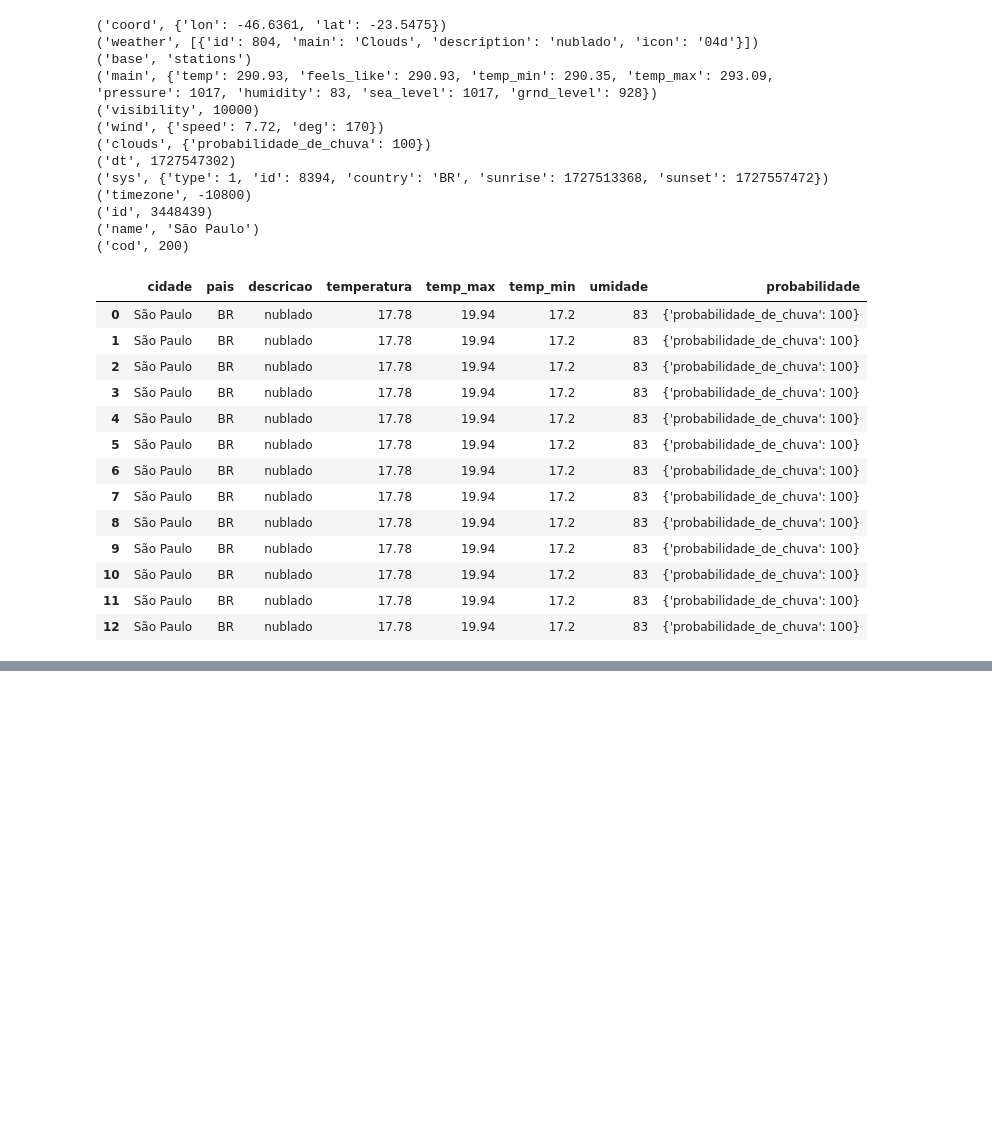
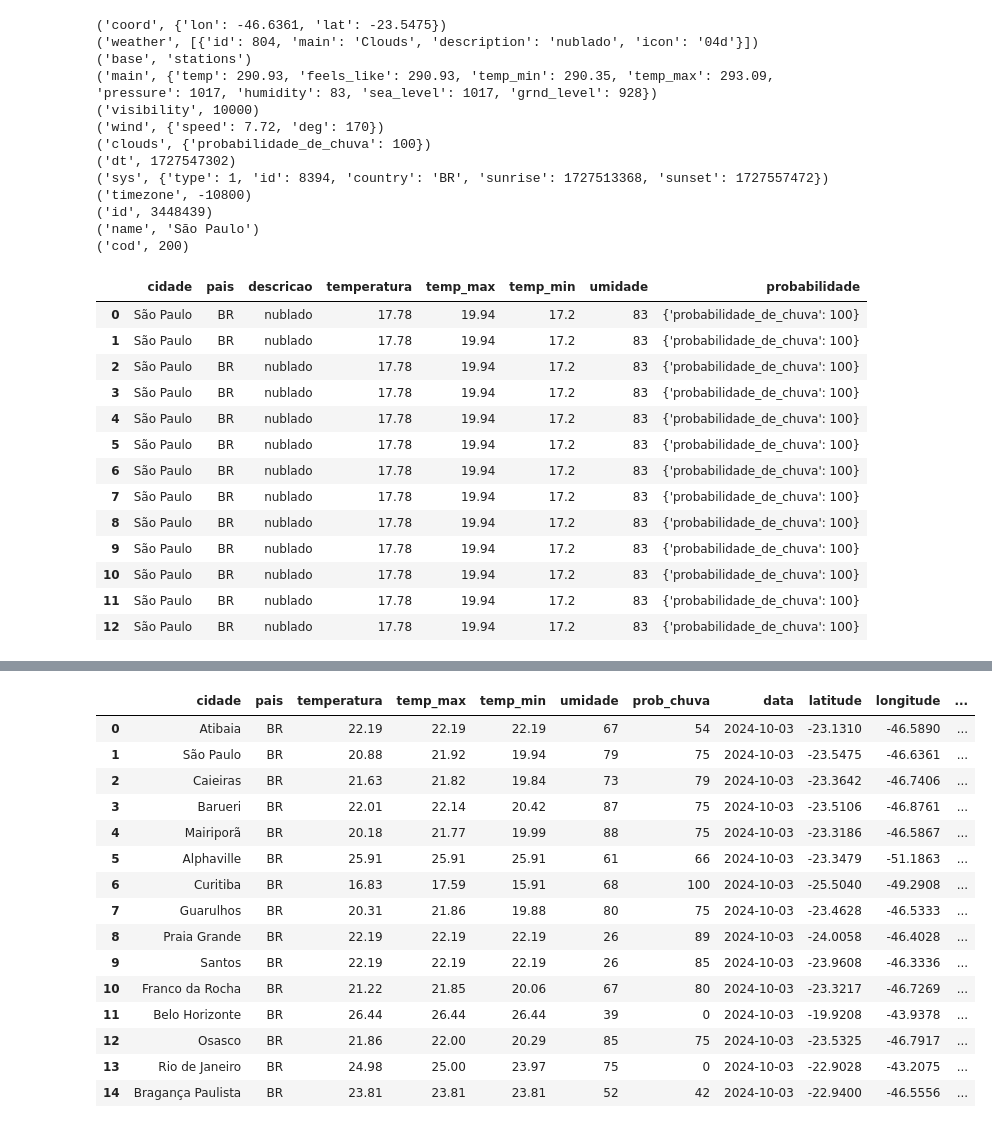
Before and after one commit to RafaellSanchez/projeto_ing, a Jupyter notebook: apis/app/utls/temp/api-temp.ipynb, the cells around one changed output, grey strips where cells are left out. Saved outputs shown, nothing was run; the diff lists cells and outputs as text; code cells hidden in the pictures; blank space fills up the shorter version.

```diff
--- a/apis/app/utls/temp/api-temp.ipynb
+++ b/apis/app/utls/temp/api-temp.ipynb
@@ -369,0 +372,83 @@ for cidades in cidade:
+# %%
+import requests
+import datetime
+from datetime import datetime
+import pandas as pd
+import re
+
+
+api_key = '7d345b55e9fbcf6989728ab565b60c59'
+cidade = {
+    'São Paulo',
+    'Rio de Janeiro',
+    'Mairiporã',
+    'Atibaia',
+    'Franco da Rocha',
+    'Curitiba',
+    'Belo Horizonte',
+    'Osasco',
+    'Guarulhos',
+    'Barueri',
+    'Alphaville',
+    'Caieiras',
+    'Bragança Paulista',
+    'Praia Grande',
+    'Santos'
+    }
+# lat = ' -23.19.07'
+# lon = '46.35.12'
+# excl = ''
+lista = []
+for cidades in cidade:
+    link = f"https://api.openweathermap.org/data/2.5/weather?q={cidades}&appid={api_key}&lang=pt_br"
+    requisicao = requests.get(link)
+    requisicao_js = requisicao.json()
+    # requisicao_js['clouds']['probabilidade_de_chuva'] = requisicao_js['clouds'].pop('all')
+
+    descricao = requisicao_js['weather'][0]['description']
+    temperatura = requisicao_js['main']['temp'] - 273.15
+    data = requisicao_js['dt']
+    prob = requisicao_js['clouds']
+    nome = requisicao_js['name']
+    pais = requisicao_js['sys']['country']
+    temp_max = requisicao_js['main']['temp_max'] - 273.15
+    temp_min = requisicao_js['main']['temp_min'] - 273.15
+    umidade = requisicao_js['main']['humidity']
+    timestamp = data
+    data_legivel = datetime.utcfromtimestamp(timestamp).strftime('%Y-%m-%d %H:%M:%S')
+    dt_atual = datetime.now().strftime('%Y-%m-%d')
+    latitude = requisicao_js['coord']['lat']
+    longitude = requisicao_js['coord']['lon']
+    descricao = requisicao_js['weather']
+    desc = requisicao_js['weather'][0]['description']
+    probabilidade = requisicao_js['clouds']['all']
+
+
+    for resultado in requisicao_js.items():
+        print(resultado)
+
+    lista.append({
+        'cidade': nome,
+        'pais': pais,
+        'temperatura': temperatura,
+        'temp_max': temp_max,
+        'temp_min': temp_min,
+        'umidade': umidade,
+        'prob_chuva': probabilidade,
+        'data': dt_atual,
+        'latitude': latitude,
+        'longitude': longitude,
+        'tempo': desc,
+        })
+
+
+df = pd.DataFrame(lista)
+display(df)
+
+
+save = '/workspaces/projeto_ing/apis/app/src/temp/'
+arq = 'arquivo_teste_temp.txt'
+
+df.to_csv(f'{save}{arq}', sep=';', index=False)
+print(f'df salvo no caminho: {save}')
+# %% [output]
@@ -369,0 +472,16 @@ for cidades in cidade:
+|  | cidade | pais | temperatura | temp_max | temp_min | umidade | prob_chuva | data | latitude | longitude | ... |
+| 0 | Atibaia | BR | 22.19 | 22.19 | 22.19 | 67 | 54 | 2024-10-03 | -23.1310 | -46.5890 | ... |
+| 1 | São Paulo | BR | 20.88 | 21.92 | 19.94 | 79 | 75 | 2024-10-03 | -23.5475 | -46.6361 | ... |
+| 2 | Caieiras | BR | 21.63 | 21.82 | 19.84 | 73 | 79 | 2024-10-03 | -23.3642 | -46.7406 | ... |
+| 3 | Barueri | BR | 22.01 | 22.14 | 20.42 | 87 | 75 | 2024-10-03 | -23.5106 | -46.8761 | ... |
+| 4 | Mairiporã | BR | 20.18 | 21.77 | 19.99 | 88 | 75 | 2024-10-03 | -23.3186 | -46.5867 | ... |
+| 5 | Alphaville | BR | 25.91 | 25.91 | 25.91 | 61 | 66 | 2024-10-03 | -23.3479 | -51.1863 | ... |
+| 6 | Curitiba | BR | 16.83 | 17.59 | 15.91 | 68 | 100 | 2024-10-03 | -25.5040 | -49.2908 | ... |
+| 7 | Guarulhos | BR | 20.31 | 21.86 | 19.88 | 80 | 75 | 2024-10-03 | -23.4628 | -46.5333 | ... |
+| 8 | Praia Grande | BR | 22.19 | 22.19 | 22.19 | 26 | 89 | 2024-10-03 | -24.0058 | -46.4028 | ... |
+| 9 | Santos | BR | 22.19 | 22.19 | 22.19 | 26 | 85 | 2024-10-03 | -23.9608 | -46.3336 | ... |
+| 10 | Franco da Rocha | BR | 21.22 | 21.85 | 20.06 | 67 | 80 | 2024-10-03 | -23.3217 | -46.7269 | ... |
+| 11 | Belo Horizonte | BR | 26.44 | 26.44 | 26.44 | 39 | 0 | 2024-10-03 | -19.9208 | -43.9378 | ... |
+| 12 | Osasco | BR | 21.86 | 22.00 | 20.29 | 85 | 75 | 2024-10-03 | -23.5325 | -46.7917 | ... |
+| 13 | Rio de Janeiro | BR | 24.98 | 25.00 | 23.97 | 75 | 0 | 2024-10-03 | -22.9028 | -43.2075 | ... |
+| 14 | Bragança Paulista | BR | 23.81 | 23.81 | 23.81 | 52 | 42 | 2024-10-03 | -22.9400 | -46.5556 | ... |
```
Also changed, not shown: parts of 2 cells of this notebook, 1 other file.
